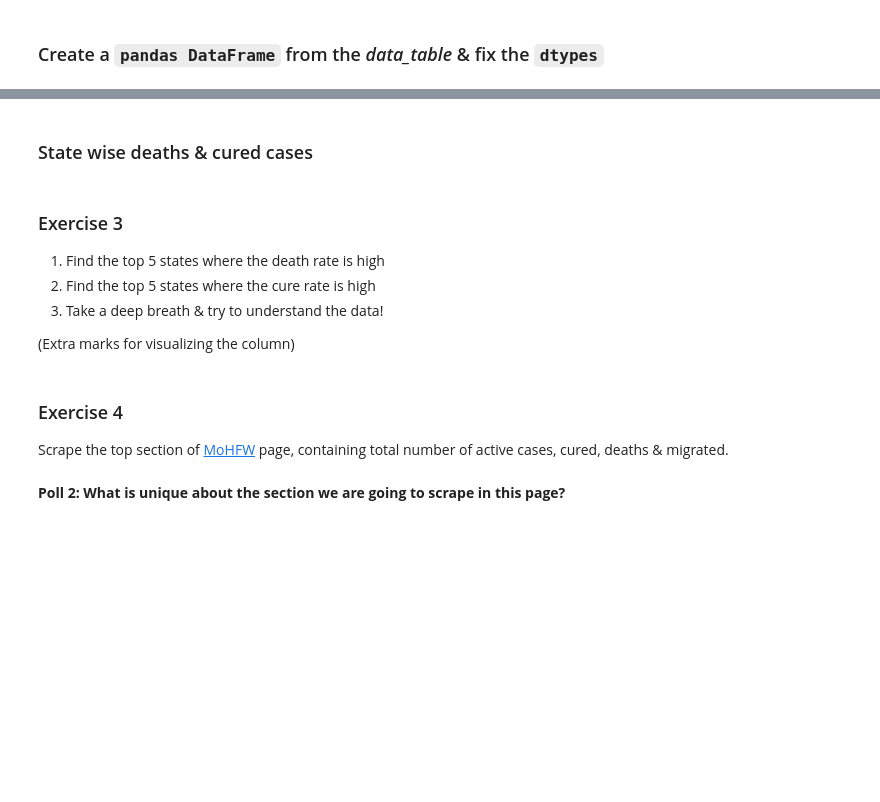
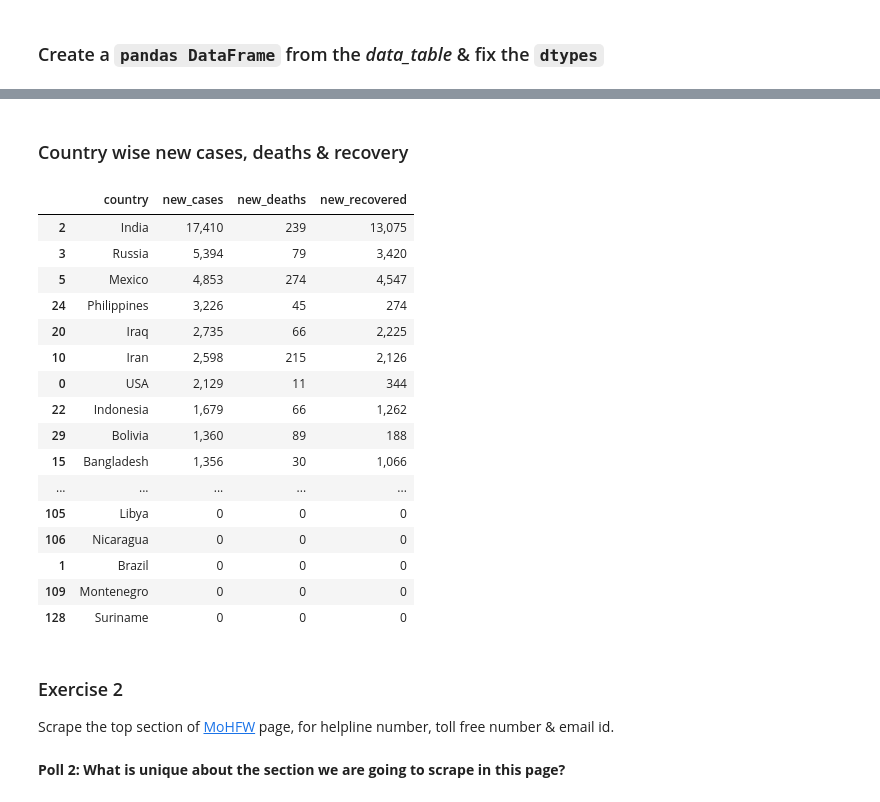
Before and after one commit to srmsoumya/dsct, a Jupyter notebook: nbs/dw/2020-06-06_dw_srm_data-collection.ipynb, the cells around one changed output, grey strips where cells are left out. Saved outputs shown, nothing was run; the diff lists cells and outputs as text; code cells hidden in the pictures; blank space fills up the shorter version.

Commit message:
Change the web source from MoHFW to Worldometer, Reduce the # of exercises to help the students

```diff
--- a/nbs/dw/2020-06-06_dw_srm_data-collection.ipynb
+++ b/nbs/dw/2020-06-06_dw_srm_data-collection.ipynb
@@ -150,6 +154,6 @@ import bs4
 from bs4 import BeautifulSoup as BS
 
 page = BS(r.content, 'html.parser')
-table = page.table
+table = page.select('table#main_table_countries_today')[0]
 # %% [markdown]
 ### Look at the underlying structure of the *table*
@@ -167,11 +189,16 @@ def extract_from_table(table: bs4.element.Tag) -> List:
     Return: List of all the values in the table
     '''
     data = list()
+    header = list()
 
+    # Extract the headers
+    for row in table.select('thead tr'):
+        header.append([head.text for head in row.select('th')])
+
+    # Extract the rows
     for row in table.select('tbody tr'):
-        data.append([col.text for col in row.find_all('td')])
+        data.append([col.text for col in row.select('td')])
 
-    return data
+    return header, data
 
-data_table = extract_from_table(table)
-data_table
+header, data_table = extract_from_table(table)
@@ -185,0 +251,5 @@ stats[['active', 'cured', 'dead', 'total']] = stats[['active', 'cured', 'dead',
+# %%
+columns = ['idx', 'country', 'total_cases', 'new_cases', 'total_deaths', 'new_deaths', 'total_recovered',
+           'new_recovered', 'active_cases', 'critical', 'total_cases_per_million', 'deaths_per_million',
+           'total_tests', 'tests_per_million', 'population', 'continent', '1_case_every_X_ppl', '1_death_every_X_ppl', '1_test_every_X_ppl']
+stats = pd.DataFrame(data_table[8:-8], columns=columns)
@@ -186,2 +265,8 @@ stats[['active', 'cured', 'dead', 'total']] = stats[['active', 'cured', 'dead',
+# %%
+stats = stats.assign(**{
+    'new_cases': pd.to_numeric(stats.new_cases.str.replace(r'[+,]', ''), downcast='integer', errors='coerce'),
+    'new_deaths': pd.to_numeric(stats.new_deaths.str.replace(r'[+,]', ''), downcast='integer', errors='coerce'),
+    'new_recovered': pd.to_numeric(stats.new_recovered.str.replace(r'[+,]', ''), downcast='integer', errors='coerce')
+})
 # %% [markdown]
-### State wise deaths & cured cases
+### Country wise new cases, deaths & recovery
@@ -193,8 +272,0 @@ stats[['active', 'cured', 'dead', 'total']] = stats[['active', 'cured', 'dead',
-# %% [markdown]
-### Exercise 3
-
-1. Find the top 5 states where the death rate is high
-2. Find the top 5 states where the cure rate is high
-3. Take a deep breath & try to understand the data!
-
-(Extra marks for visualizing the column)
@@ -205,6 +273,34 @@ stats[['active', 'cured', 'dead', 'total']] = stats[['active', 'cured', 'dead',
+# %%
+(stats
+     .filter(['country', 'new_cases', 'new_deaths', 'new_recovered'], axis=1)
+     .fillna(0)
+     .sort_values(by='new_cases', ascending=False)
+     .style
+         .format('{:,.0f}', subset=['new_cases', 'new_deaths', 'new_recovered'])
+         .background_gradient(subset=['new_cases'], cmap='Oranges')
+         .background_gradient(subset=['new_deaths'], cmap='Reds')
+         .background_gradient(subset=['new_recovered'], cmap='Greens'))
+# %% [output]
+|  | country | new_cases | new_deaths | new_recovered |
+| 2 | India | 17,410 | 239 | 13,075 |
+| 3 | Russia | 5,394 | 79 | 3,420 |
+| 5 | Mexico | 4,853 | 274 | 4,547 |
+| 24 | Philippines | 3,226 | 45 | 274 |
+| 20 | Iraq | 2,735 | 66 | 2,225 |
+| 10 | Iran | 2,598 | 215 | 2,126 |
+| 0 | USA | 2,129 | 11 | 344 |
+| 22 | Indonesia | 1,679 | 66 | 1,262 |
+| 29 | Bolivia | 1,360 | 89 | 188 |
+| 15 | Bangladesh | 1,356 | 30 | 1,066 |
+| ... | ... | ... | ... | ... |
+| 105 | Libya | 0 | 0 | 0 |
+| 106 | Nicaragua | 0 | 0 | 0 |
+| 1 | Brazil | 0 | 0 | 0 |
+| 109 | Montenegro | 0 | 0 | 0 |
+| 128 | Suriname | 0 | 0 | 0 |
 # %% [markdown]
-### Exercise 4
+### Exercise 2
 
-Scrape the top section of [MoHFW](https://www.mohfw.gov.in/) page, containing total number of active cases, cured, deaths & migrated.
+Scrape the top section of [MoHFW](https://www.mohfw.gov.in/) page, for helpline number, toll free number & email id.
 # %% [markdown]
 **Poll 2: What is unique about the section we are going to scrape in this page?**
```
Also changed, not shown: parts of 27 cells of this notebook, 3 other files.
